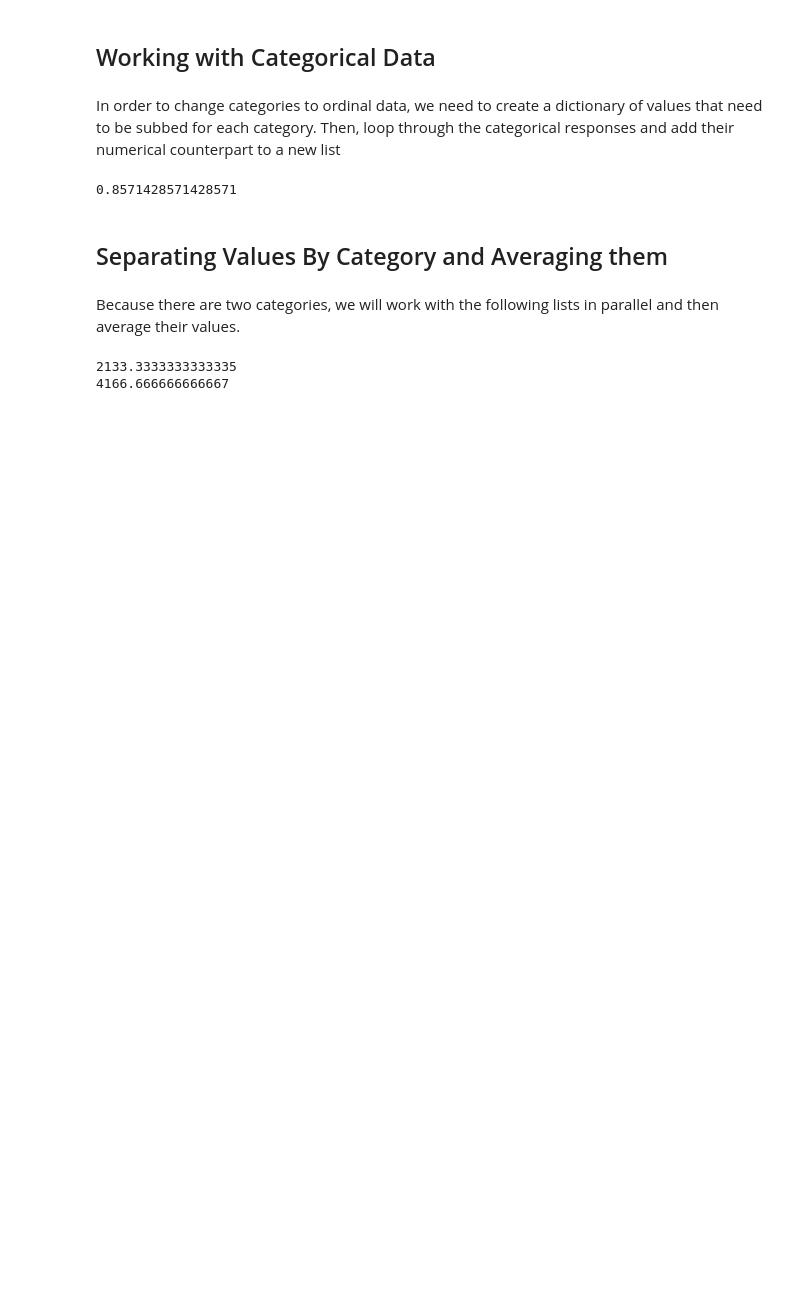
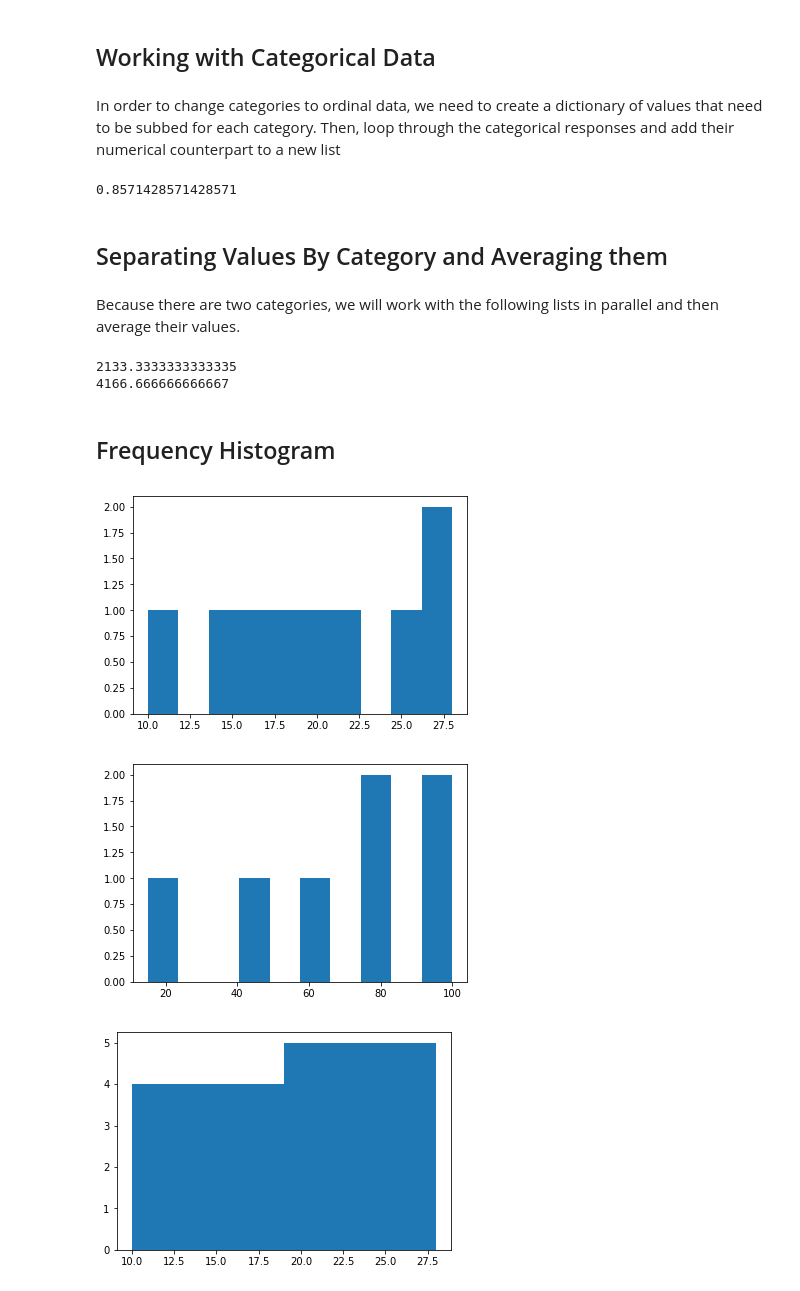
Before and after one commit to natekotila/DataQuestProjects, a Jupyter notebook: basic_statistics/IntroToStatsWithPython.ipynb, the cells around one changed output. Drawn from its saved outputs; the diff is of its cells as text; code cells hidden in the pictures; blank space fills up the shorter version.

```diff
--- a/basic_statistics/IntroToStatsWithPython.ipynb
+++ b/basic_statistics/IntroToStatsWithPython.ipynb
@@ -94,3 +94,23 @@ print(female_savings)
 # %% [output]
 2133.3333333333335
 4166.666666666667
+# %% [markdown]
+## Frequency Histogram
+# %%
+# Let's say that we watch cars drive by and calculate average speed in miles per hour
+average_speed = [10, 20, 25, 27, 28, 22, 15, 18, 17]
+import matplotlib.pyplot as plt
+plt.hist(average_speed)
+plt.show()
+
+# Let's say we measure student test scores from 0-100
+student_scores = [15, 80, 95, 100, 45, 75, 65]
+plt.hist(student_scores)
+plt.show()
+
+plt.hist(average_speed, bins=2)
+plt.show()
+# %% [output]
+[figure, added]
+[figure, added]
+[figure, added]
```
